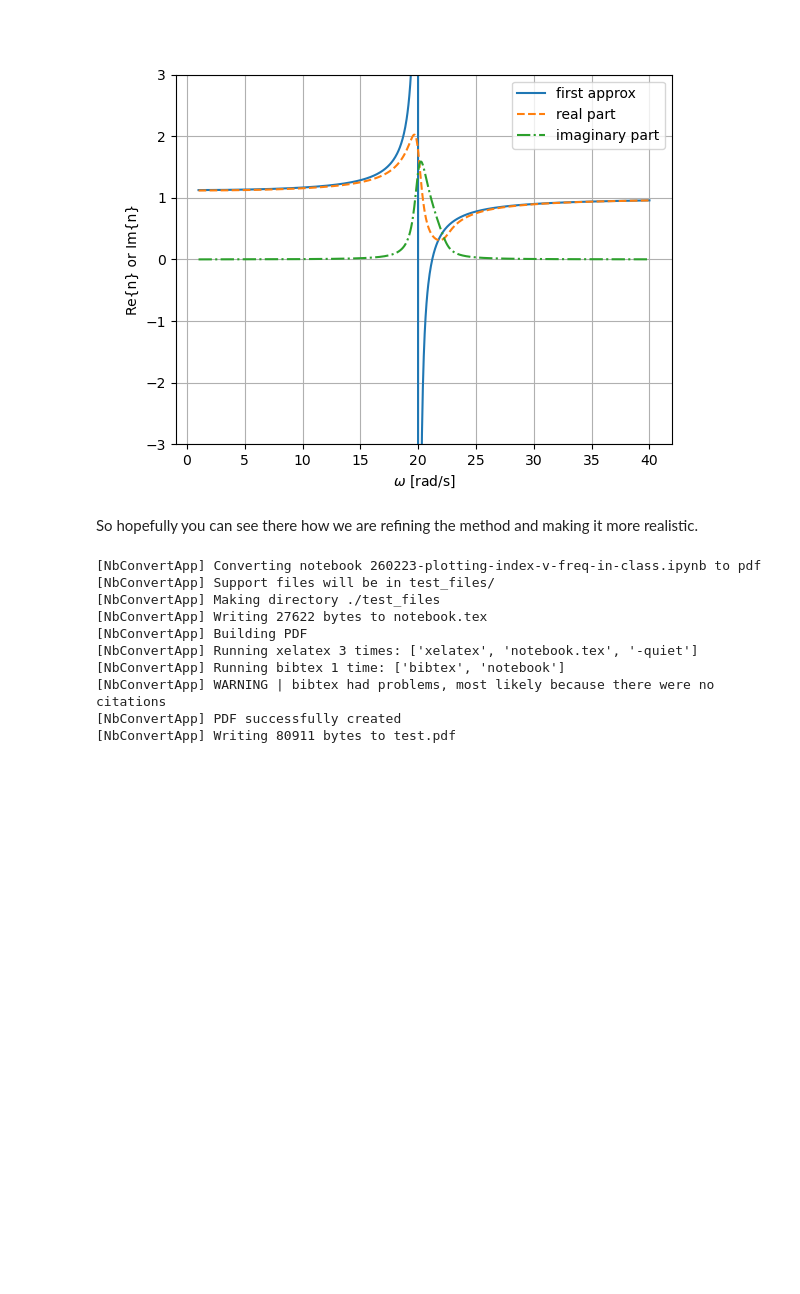
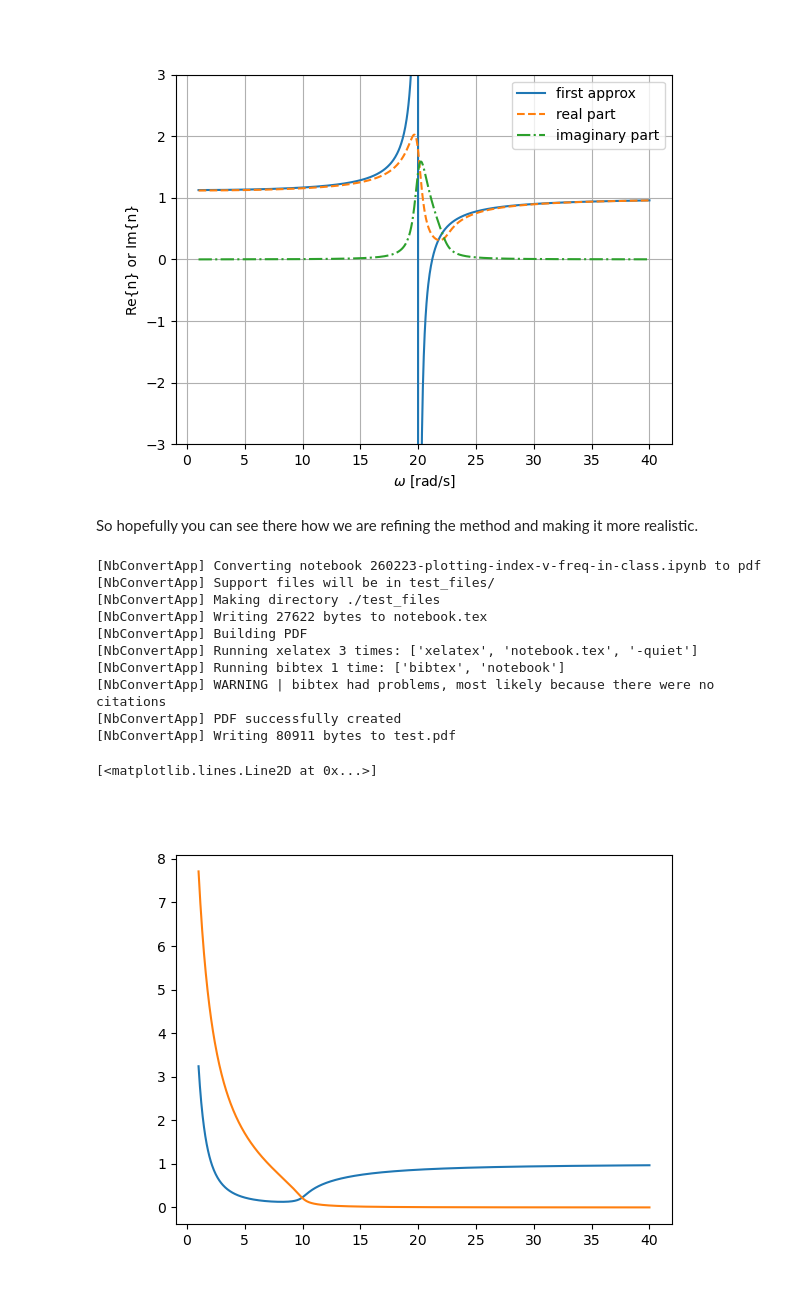
Before and after one commit to ehremington/340-2026-spring, a Jupyter notebook: 260223-plotting-index-v-freq-in-class.ipynb, the cells around one changed output. Cells and saved outputs as stored; diff of their text form; code cells hidden in the pictures; blank space fills up the shorter version.

```diff
--- a/260223-plotting-index-v-freq-in-class.ipynb
+++ b/260223-plotting-index-v-freq-in-class.ipynb
@@ -80,3 +80,12 @@ fig1.savefig('real-and-imag-index-over-frequency.png', dpi=300)
 [NbConvertApp] WARNING | bibtex had problems, most likely because there were no citations
 [NbConvertApp] PDF successfully created
 [NbConvertApp] Writing 80911 bytes to test.pdf
+# %%
+ntilde2 = complexn(w, 0, 10, 1)
+
+fig2, ax2 = plt.subplots()
+ax2.plot(w, ntilde2.real)
+ax2.plot(w, ntilde2.imag)
+# %% [output]
+[<matplotlib.lines.Line2D at 0x...>]
+[figure, added]
```
Also changed, not shown: 3 other files.
